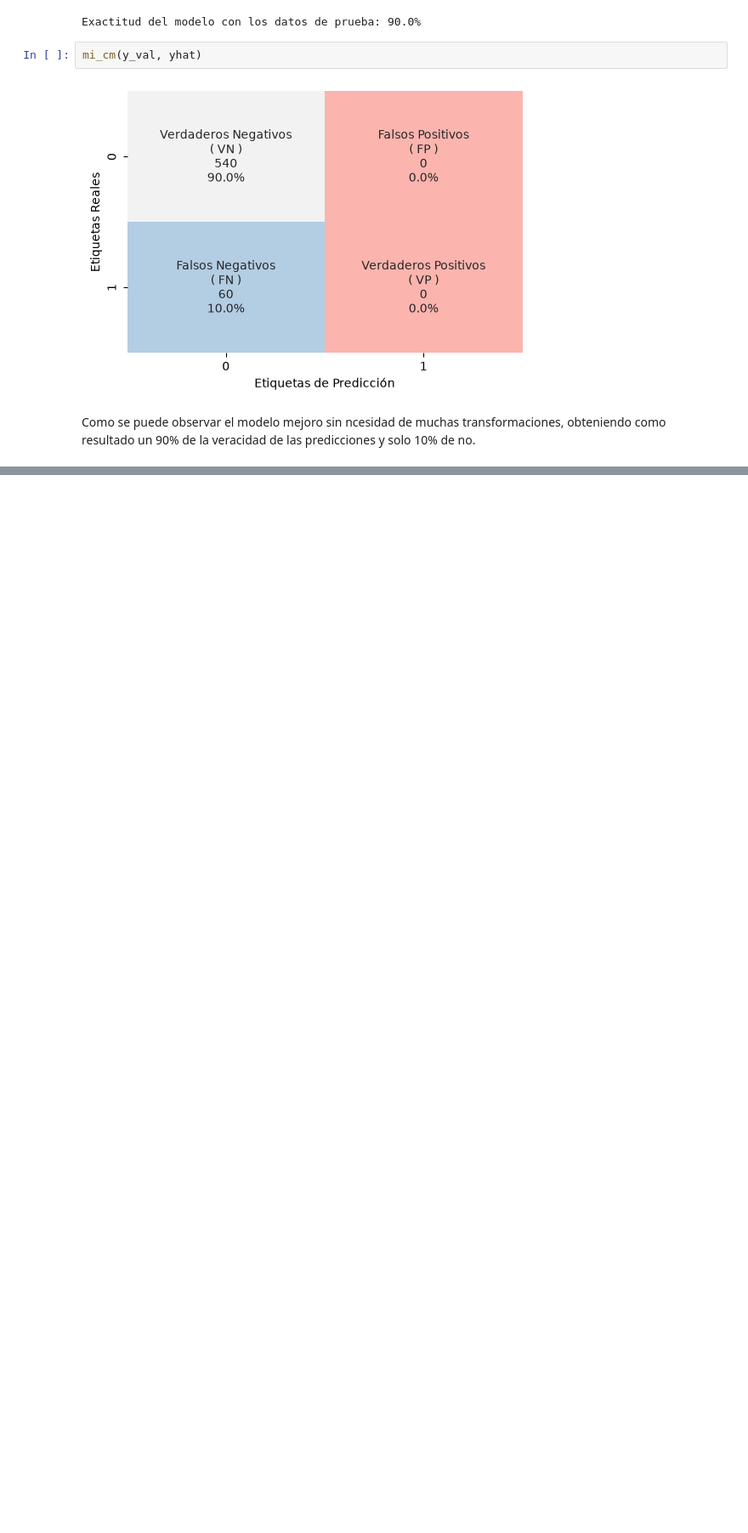
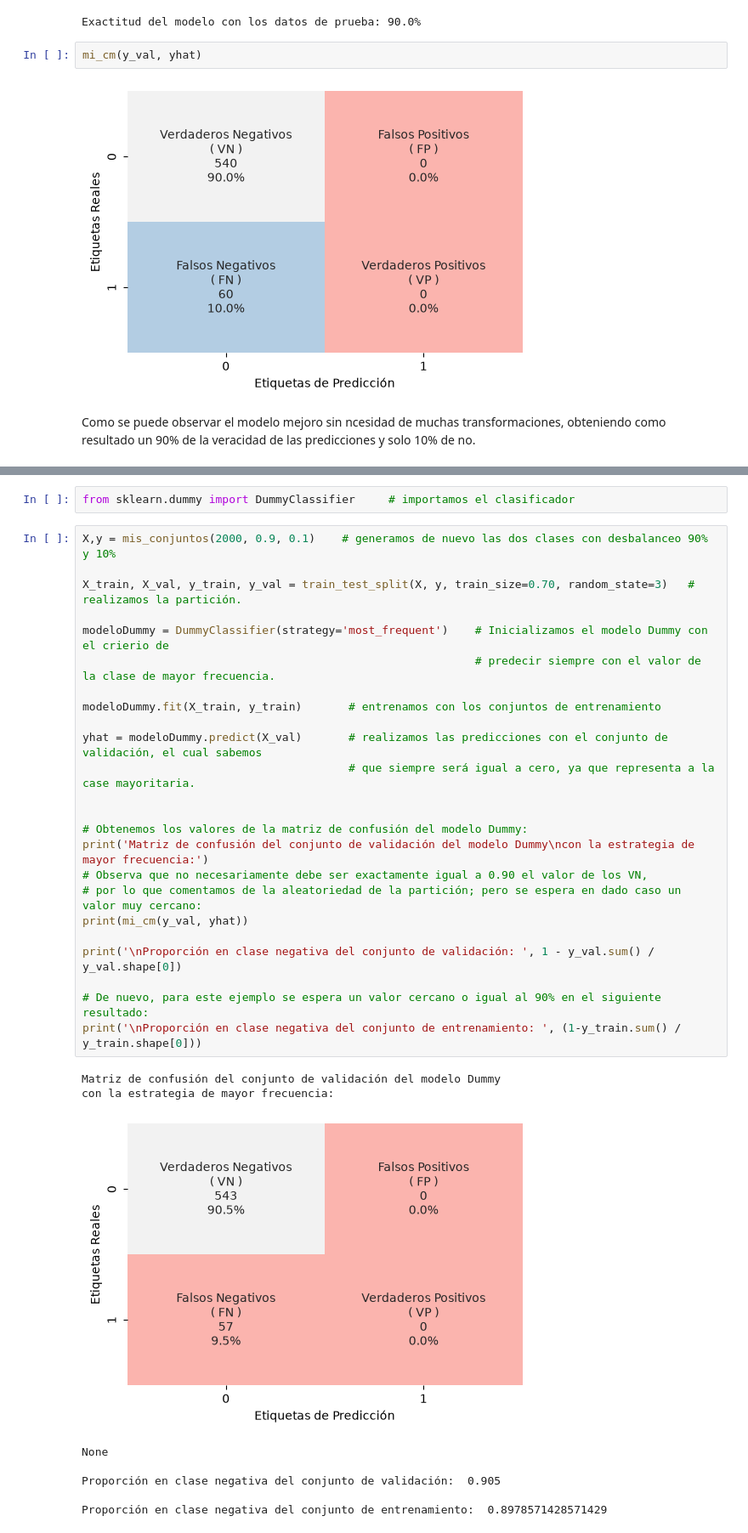
Before and after one commit to pamelatrabajosucr-droid/Clases-no-balanceadas, a Jupyter notebook: ClasesnoBalanceadas.ipynb, the cells around one changed output, grey strips where cells are left out. Shown at 85% size. Saved outputs shown, nothing was run; the diff lists cells and outputs as text; blank space fills up the shorter version.

Commit message:
Actualizacion de las clases no balanceadas

```diff
--- a/ClasesnoBalanceadas.ipynb
+++ b/ClasesnoBalanceadas.ipynb
@@ -128,0 +125,35 @@ Como se puede observar el modelo mejoro sin ncesidad de muchas transformaciones,
+# %%
+from sklearn.dummy import DummyClassifier     # importamos el clasificador
+# %%
+X,y = mis_conjuntos(2000, 0.9, 0.1)    # generamos de nuevo las dos clases con desbalanceo 90% y 10%
+
+X_train, X_val, y_train, y_val = train_test_split(X, y, train_size=0.70, random_state=3)   # realizamos la partición.
+
+modeloDummy = DummyClassifier(strategy='most_frequent')    # Inicializamos el modelo Dummy con el crierio de
+                                                           # predecir siempre con el valor de la clase de mayor frecuencia.
+
+modeloDummy.fit(X_train, y_train)       # entrenamos con los conjuntos de entrenamiento
+
+yhat = modeloDummy.predict(X_val)       # realizamos las predicciones con el conjunto de validación, el cual sabemos
+                                        # que siempre será igual a cero, ya que representa a la case mayoritaria.
+
+
+# Obtenemos los valores de la matriz de confusión del modelo Dummy:
+print('Matriz de confusión del conjunto de validación del modelo Dummy\ncon la estrategia de mayor frecuencia:')
+# Observa que no necesariamente debe ser exactamente igual a 0.90 el valor de los VN,
+# por lo que comentamos de la aleatoriedad de la partición; pero se espera en dado caso un valor muy cercano:
+print(mi_cm(y_val, yhat))
+
+print('\nProporción en clase negativa del conjunto de validación: ', 1 - y_val.sum() / y_val.shape[0])
+
+# De nuevo, para este ejemplo se espera un valor cercano o igual al 90% en el siguiente resultado:
+print('\nProporción en clase negativa del conjunto de entrenamiento: ', (1-y_train.sum() / y_train.shape[0]))
+# %% [output]
+Matriz de confusión del conjunto de validación del modelo Dummy
+con la estrategia de mayor frecuencia:
+[figure, added]
+None
+
+Proporción en clase negativa del conjunto de validación:  0.905
+
+Proporción en clase negativa del conjunto de entrenamiento:  0.8978571428571429
```
Also changed, not shown: parts of 36 cells of this notebook.
